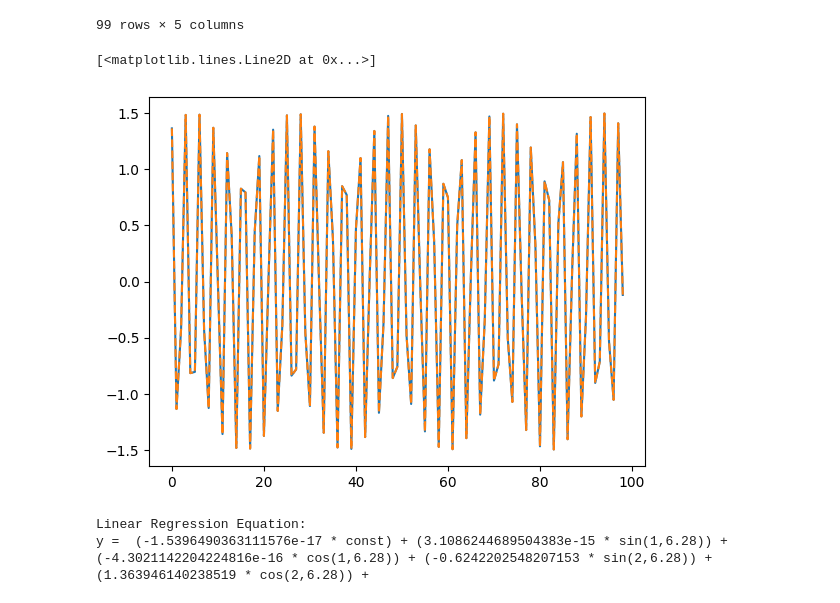
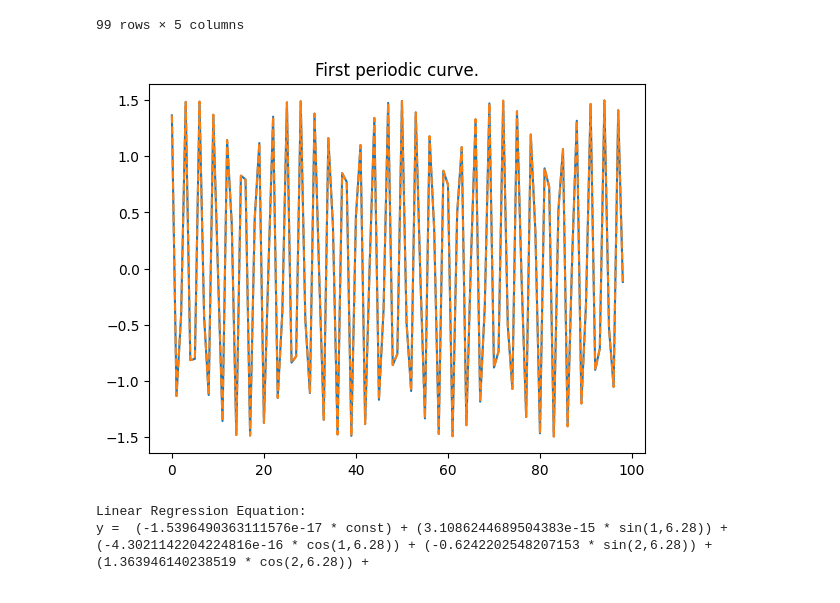
Before and after one commit to CaioMaxximus/Exploring-Different-Curves-with-Linear-Regression, a Jupyter notebook: creating-diferent-curves-with-linear-regression.ipynb, the cells around one changed output. Saved outputs shown, nothing was run; the diff lists cells and outputs as text; code cells hidden in the pictures.

Commit message:
Kaggle Notebook | Recreating different kinds of curves with LR | Version 9

```diff
--- a/creating-diferent-curves-with-linear-regression.ipynb
+++ b/creating-diferent-curves-with-linear-regression.ipynb
@@ -35,6 +33,7 @@ train_data = np.arange(1,100).reshape(-1, 1)
 # %%
-data_linear = np.arange(1,100) * 2.5 + 10
+data_linear = np.arange(1,100) * 12.5 + 30
 plt.plot(data_linear)
+# plt.plot(np.arange(1,100) * 15.5)
 plt.title("Original data")
 # %% [output]
 Text(0.5, 1.0, 'Original data')
@@ -121,11 +126,12 @@ train_sin_cos_data
 # %%
 sin_cos_model = LinearRegression(fit_intercept=False)
 sin_cos_model.fit(train_sin_cos_data,sin_data)
+plt.title("First periodic curve.")
 plt.plot(sin_cos_model.predict(train_sin_cos_data))
 plt.plot(sin_data,linestyle = "--")
+plt.show()
 # %% [output]
-[<matplotlib.lines.Line2D at 0x...>]
-[figure, old version]
+[figure, new version]
 # %%
 intercept = sin_cos_model.intercept_
 coefficients = sin_cos_model.coef_
```
Also changed, not shown: parts of 27 cells of this notebook.
